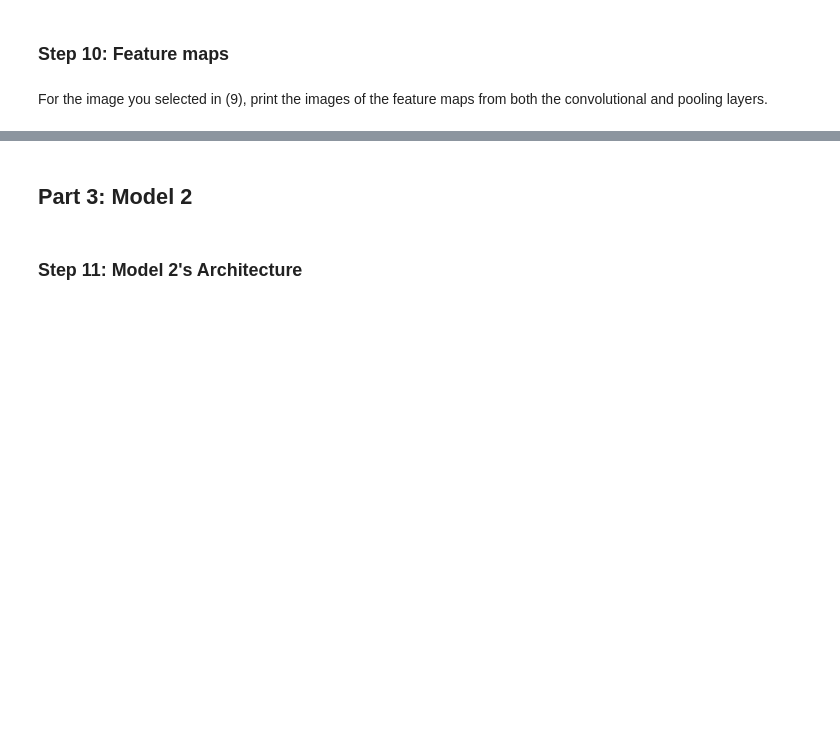
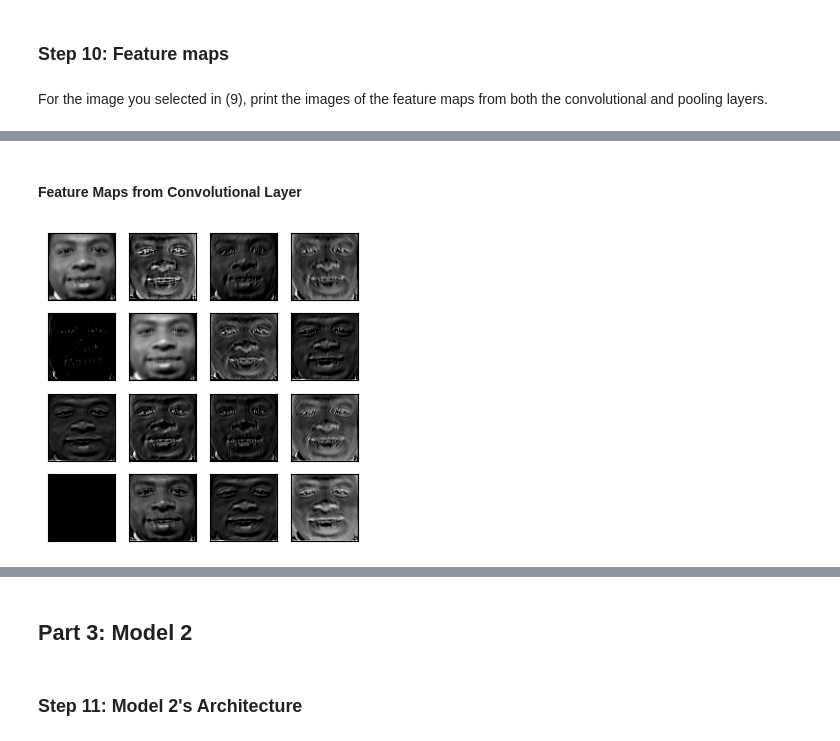
Before and after one commit to marhas109/ds10_all, a Jupyter notebook: C10_M3_Lab_pt2.ipynb, the cells around one changed output, grey strips where cells are left out. Saved outputs shown, nothing was run; the diff lists cells and outputs as text; code cells hidden in the pictures; blank space fills up the shorter version.

```diff
--- a/C10_M3_Lab_pt2.ipynb
+++ b/C10_M3_Lab_pt2.ipynb
@@ -85,0 +116,7 @@ input_tensor = Input(shape=(64, 64, 1))
+# %%
+# Compiling model1
+model1.compile(optimizer='adam',
+               loss='categorical_crossentropy',
+               metrics=['accuracy'])
+model1.fit(X_train, y_train, epochs=20, batch_size=10,
+           validation_data=(X_test, y_test))
@@ -109,0 +174,19 @@ plt.show
+# %%
+layer_outputs_mod1 = [layer.output for layer in model1.layers]
+layers_model1 = keras.Model(inputs=model1.layers[0].input, outputs=layer_outputs_mod1)
+outputs1 = layers_model1.predict(sample_img_test1.reshape(1, 64, 64, 1))
+conv_output1 = outputs1[0]
+pooling_output1 = outputs1[1]
+
+# Feature maps
+def PlotFeatureMaps(output_predictions):
+    n_col = 4
+    n_row = 4
+    plt.figure(figsize=(n_col, n_row))
+    for j in range(n_row * n_col): # For loop
+        plt.subplot(n_row, n_col, j + 1)
+        plt.imshow(output_predictions[0, :, :, j], cmap=plt.cm.gray)
+        plt.xticks(())
+        plt.yticks(())
+    plt.show
+    return None
@@ -109,0 +195,6 @@ plt.show
+# %% [markdown]
+#### Feature Maps from Convolutional Layer
+# %%
+PlotFeatureMaps(conv_output1)
+# %% [output]
+[figure, added]
```
Also changed, not shown: parts of 19 cells of this notebook.
